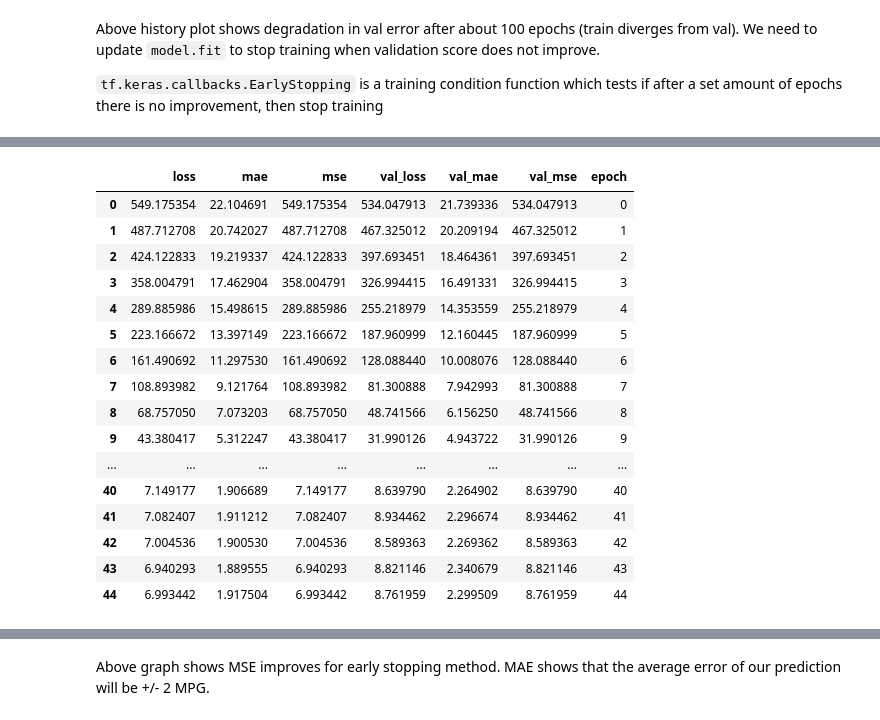
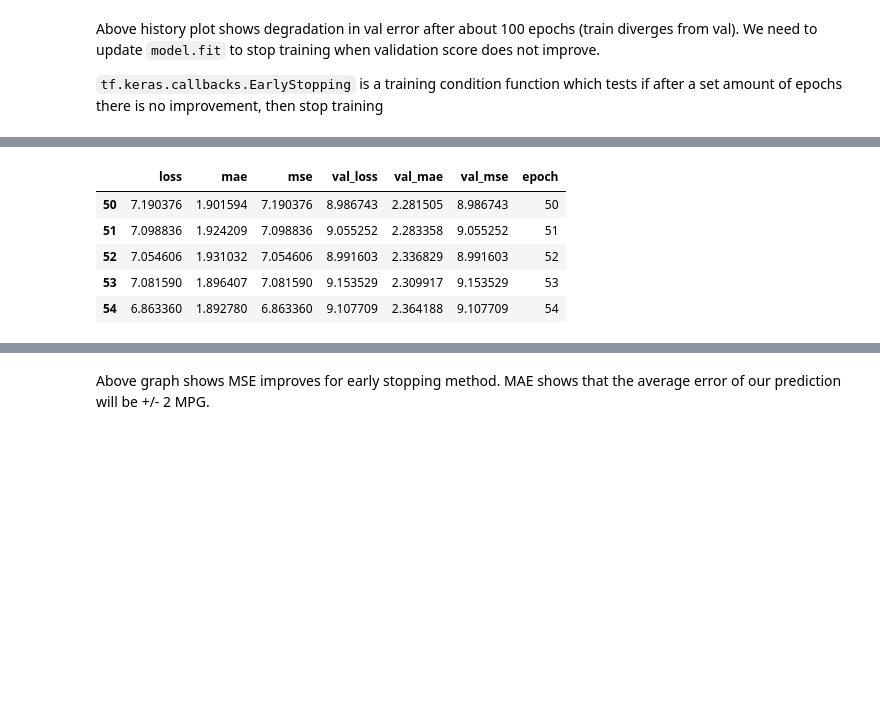
Before and after one commit to tstan/tf-keras-test, a Jupyter notebook: Predicting Fuel Efficiency.ipynb, the cells around one changed output, grey strips where cells are left out. Cells and saved outputs as stored; diff of their text form; code cells hidden in the pictures; blank space fills up the shorter version.

```diff
--- a/Predicting Fuel Efficiency.ipynb
+++ b/Predicting Fuel Efficiency.ipynb
@@ -232,27 +233,2 @@ array([[ 0.0630963 ],
 # %% [markdown]
 ## Train the model
-# %%
-EPOCHS = 500
-class EpochDots(tf.keras.callbacks.Callback):
-  """A simple callback that prints a "." every epoch, with occasional reports.
-  Args:
-    report_every: How many epochs between full reports
-    dot_every: How many epochs between dots.
-  """
-
-  def __init__(self, report_every=100, dot_every=1):
-    self.report_every = report_every
-    self.dot_every = dot_every
-
-  def on_epoch_end(self, epoch, logs):
-    if epoch % self.report_every == 0:
-      print()
-      print('Epoch: {:d}, '.format(epoch), end='')
-      for name, value in sorted(logs.items()):
-        print('{}:{:0.4f}'.format(name, value), end=',  ')
-      print()
-
-    if epoch % self.dot_every == 0:
-      print('.', end='')
-
-history = model.fit(normalized_training_data, training_labels, epochs=EPOCHS, validation_split=0.2, verbose=0, callbacks=[EpochDots()])
@@ -395,25 +285,14 @@ Epoch: 0, loss:549.1754,  mae:22.1047,  mse:549.1754,  val_loss:534.0479,  val_m
 # %%
 history_df = pd.DataFrame(early_history.history)
 history_df['epoch'] = early_history.epoch
-history_df
+history_df.tail()
 # %% [output]
 |  | loss | mae | mse | val_loss | val_mae | val_mse | epoch |
-| 0 | 549.175354 | 22.104691 | 549.175354 | 534.047913 | 21.739336 | 534.047913 | 0 |
-| 1 | 487.712708 | 20.742027 | 487.712708 | 467.325012 | 20.209194 | 467.325012 | 1 |
-| 2 | 424.122833 | 19.219337 | 424.122833 | 397.693451 | 18.464361 | 397.693451 | 2 |
-| 3 | 358.004791 | 17.462904 | 358.004791 | 326.994415 | 16.491331 | 326.994415 | 3 |
-| 4 | 289.885986 | 15.498615 | 289.885986 | 255.218979 | 14.353559 | 255.218979 | 4 |
-| 5 | 223.166672 | 13.397149 | 223.166672 | 187.960999 | 12.160445 | 187.960999 | 5 |
-| 6 | 161.490692 | 11.297530 | 161.490692 | 128.088440 | 10.008076 | 128.088440 | 6 |
-| 7 | 108.893982 | 9.121764 | 108.893982 | 81.300888 | 7.942993 | 81.300888 | 7 |
-| 8 | 68.757050 | 7.073203 | 68.757050 | 48.741566 | 6.156250 | 48.741566 | 8 |
-| 9 | 43.380417 | 5.312247 | 43.380417 | 31.990126 | 4.943722 | 31.990126 | 9 |
-| ... | ... | ... | ... | ... | ... | ... | ... |
-| 40 | 7.149177 | 1.906689 | 7.149177 | 8.639790 | 2.264902 | 8.639790 | 40 |
-| 41 | 7.082407 | 1.911212 | 7.082407 | 8.934462 | 2.296674 | 8.934462 | 41 |
-| 42 | 7.004536 | 1.900530 | 7.004536 | 8.589363 | 2.269362 | 8.589363 | 42 |
-| 43 | 6.940293 | 1.889555 | 6.940293 | 8.821146 | 2.340679 | 8.821146 | 43 |
-| 44 | 6.993442 | 1.917504 | 6.993442 | 8.761959 | 2.299509 | 8.761959 | 44 |
+| 50 | 7.190376 | 1.901594 | 7.190376 | 8.986743 | 2.281505 | 8.986743 | 50 |
+| 51 | 7.098836 | 1.924209 | 7.098836 | 9.055252 | 2.283358 | 9.055252 | 51 |
+| 52 | 7.054606 | 1.931032 | 7.054606 | 8.991603 | 2.336829 | 8.991603 | 52 |
+| 53 | 7.081590 | 1.896407 | 7.081590 | 9.153529 | 2.309917 | 9.153529 | 53 |
+| 54 | 6.863360 | 1.892780 | 6.863360 | 9.107709 | 2.364188 | 9.107709 | 54 |
 # %%
 plotter.plot({'Early Stopping MAE': early_history}, metric = "mae")
 plotter.plot({'Early Stopping MSE': early_history}, metric = "mse")
```
Also changed, not shown: parts of 14 cells of this notebook, 4 other files.
